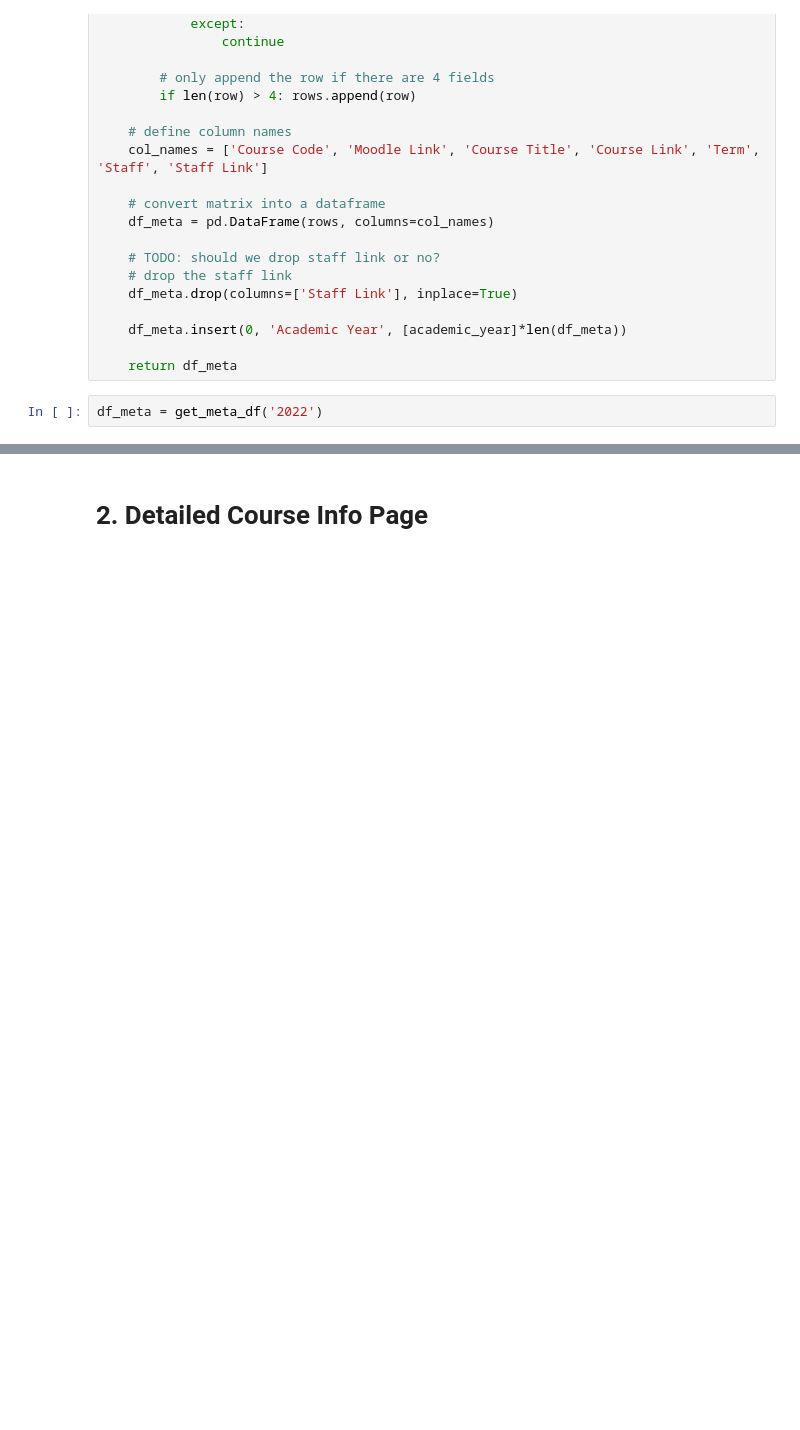
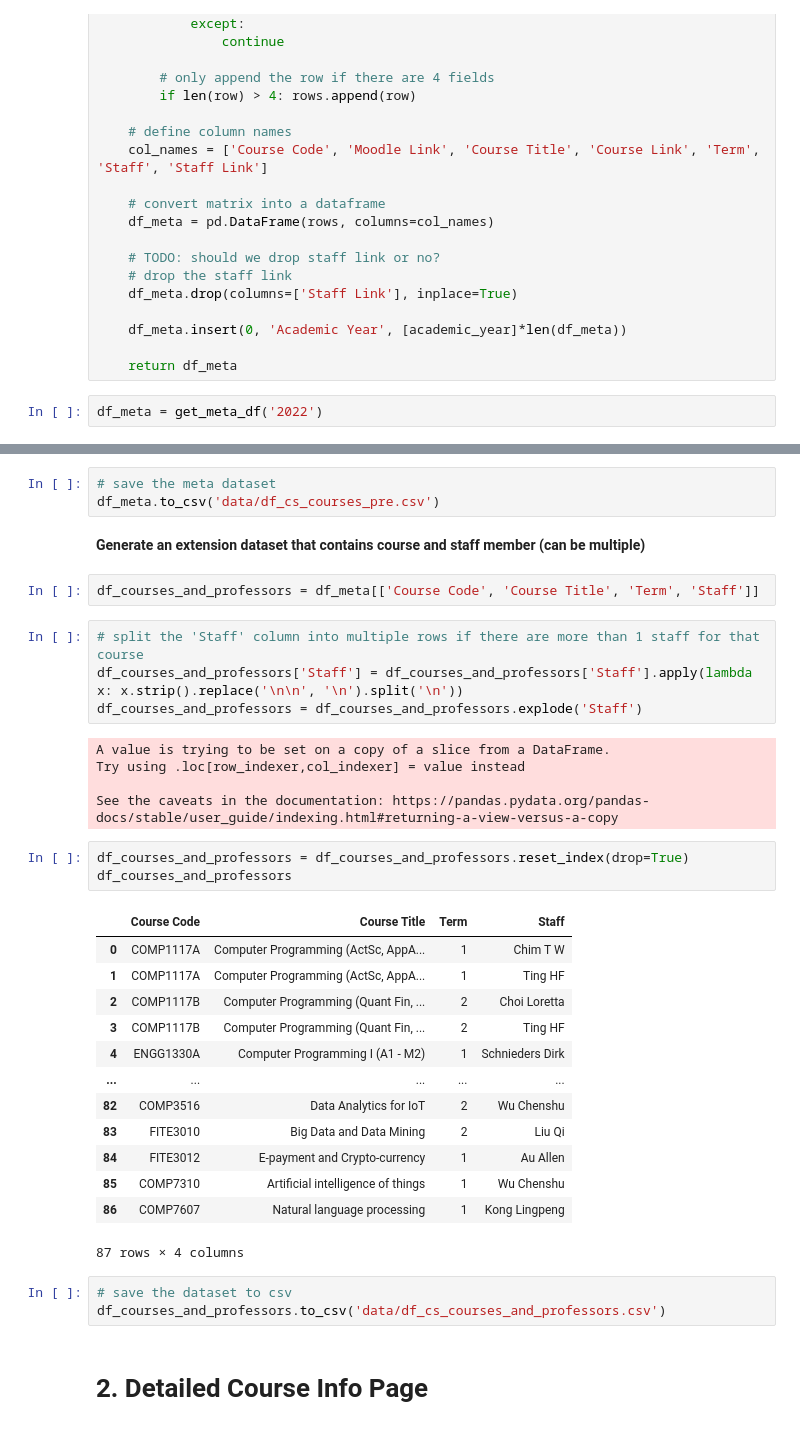
Before and after one commit to jackiecwtsoi/hku_recommender_and_faq, a Jupyter notebook: crawlers/closed-ended/curriculum-crawlers/cs-crawler.ipynb, the cells around one changed output, grey strips where cells are left out. Drawn from its saved outputs; the diff is of its cells as text; blank space fills up the shorter version.

```diff
--- a/crawlers/closed-ended/curriculum-crawlers/cs-crawler.ipynb
+++ b/crawlers/closed-ended/curriculum-crawlers/cs-crawler.ipynb
@@ -100,3 +84,39 @@ df_meta
+# %%
+# save the meta dataset
+df_meta.to_csv('data/df_cs_courses_pre.csv')
+# %% [markdown]
+**Generate an extension dataset that contains course and staff member (can be multiple)**
+# %%
+df_courses_and_professors = df_meta[['Course Code', 'Course Title', 'Term', 'Staff']]
+# %%
+# split the 'Staff' column into multiple rows if there are more than 1 staff for that course
+df_courses_and_professors['Staff'] = df_courses_and_professors['Staff'].apply(lambda x: x.strip().replace('\n\n', '\n').split('\n'))
+df_courses_and_professors = df_courses_and_professors.explode('Staff')
+# %% [output]
+A value is trying to be set on a copy of a slice from a DataFrame.
+Try using .loc[row_indexer,col_indexer] = value instead
+
+See the caveats in the documentation: https://pandas.pydata.org/pandas-docs/stable/user_guide/indexing.html#returning-a-view-versus-a-copy
+# %%
+df_courses_and_professors = df_courses_and_professors.reset_index(drop=True)
+df_courses_and_professors
+# %% [output]
+|  | Course Code | Course Title | Term | Staff |
+| 0 | COMP1117A | Computer Programming (ActSc, AppA... | 1 | Chim T W |
+| 1 | COMP1117A | Computer Programming (ActSc, AppA... | 1 | Ting HF |
+| 2 | COMP1117B | Computer Programming (Quant Fin, ... | 2 | Choi Loretta |
+| 3 | COMP1117B | Computer Programming (Quant Fin, ... | 2 | Ting HF |
+| 4 | ENGG1330A | Computer Programming I (A1 - M2) | 1 | Schnieders Dirk |
+| ... | ... | ... | ... | ... |
+| 82 | COMP3516 | Data Analytics for IoT | 2 | Wu Chenshu |
+| 83 | FITE3010 | Big Data and Data Mining | 2 | Liu Qi |
+| 84 | FITE3012 | E-payment and Crypto-currency | 1 | Au Allen |
+| 85 | COMP7310 | Artificial intelligence of things | 1 | Wu Chenshu |
+| 86 | COMP7607 | Natural language processing | 1 | Kong Lingpeng |
+87 rows × 4 columns
+# %%
+# save the dataset to csv
+df_courses_and_professors.to_csv('data/df_cs_courses_and_professors.csv')
 # %% [markdown]
 # 2. Detailed Course Info Page
 # %%
```
Also changed, not shown: parts of 8 cells of this notebook, 10 other files.
